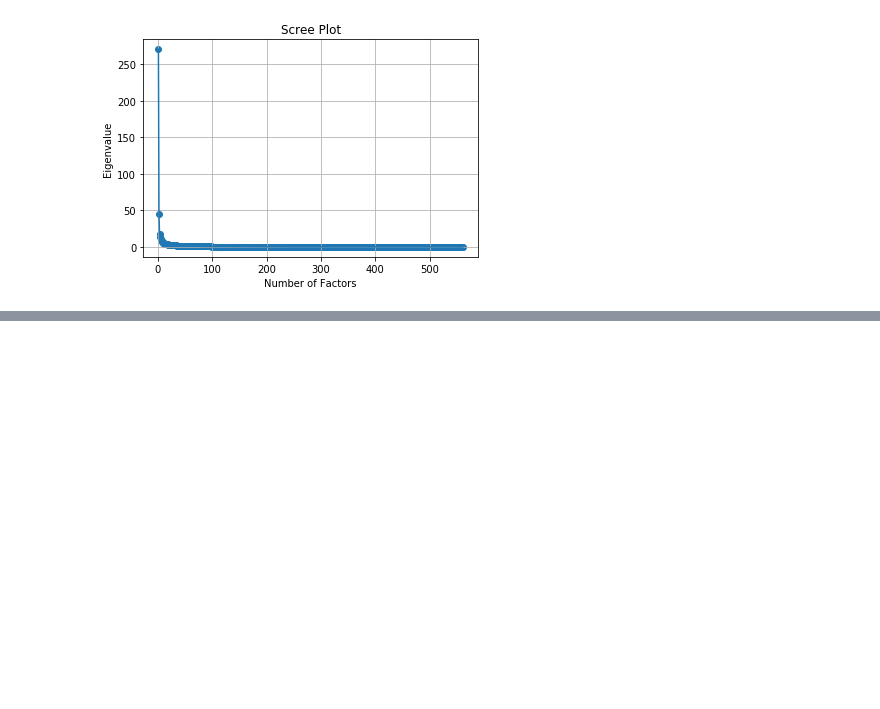
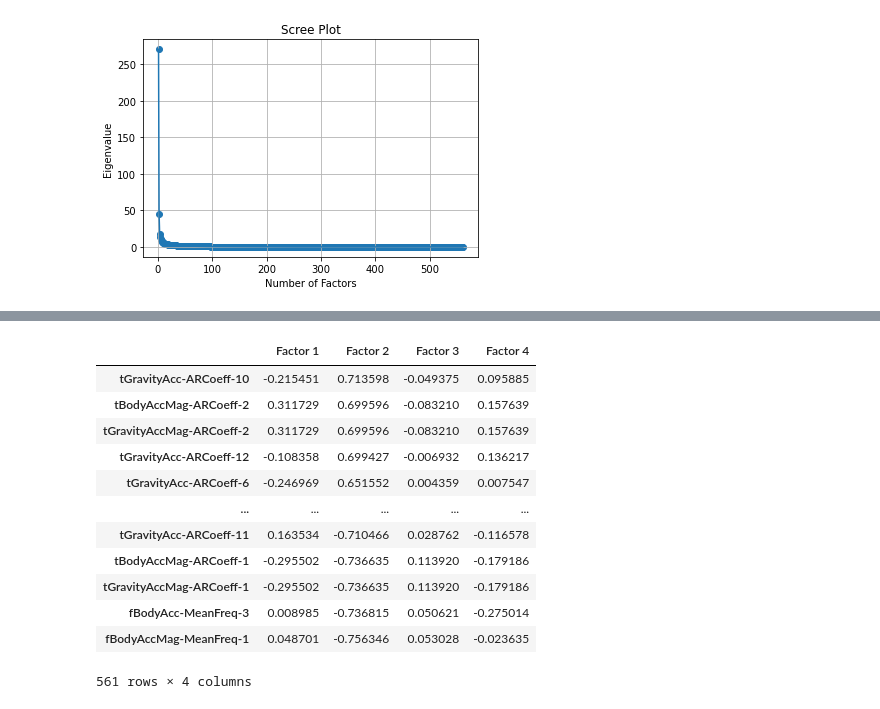
Before and after one commit to zunedz/CS3244-Project, a Jupyter notebook: Project.ipynb, the cells around one changed output, grey strips where cells are left out. Cells and saved outputs as stored; diff of their text form; code cells hidden in the pictures; blank space fills up the shorter version.

```diff
--- a/Project.ipynb
+++ b/Project.ipynb
@@ -387,3 +379,19 @@ pd.DataFrame(fac_analyzer.loadings_, columns = ['Factor 1', 'Factor 2', 'Factor
 | tBodyAccJerk-Min-1 | -0.901442 | -0.058534 | -0.091220 | -0.259017 |
 | tBodyAccJerk-Min-2 | -0.905036 | -0.062843 | -0.060031 | -0.244092 |
 561 rows × 4 columns
+# %%
+pd.DataFrame(fa1.loadings_, columns = ['Factor 1', 'Factor 2', 'Factor 3', 'Factor 4'], index = [fa_train.columns]).sort_values(by = ['Factor 2'], ascending = False)
+# %% [output]
+|  | Factor 1 | Factor 2 | Factor 3 | Factor 4 |
+| tGravityAcc-ARCoeff-10 | -0.215451 | 0.713598 | -0.049375 | 0.095885 |
+| tBodyAccMag-ARCoeff-2 | 0.311729 | 0.699596 | -0.083210 | 0.157639 |
+| tGravityAccMag-ARCoeff-2 | 0.311729 | 0.699596 | -0.083210 | 0.157639 |
+| tGravityAcc-ARCoeff-12 | -0.108358 | 0.699427 | -0.006932 | 0.136217 |
+| tGravityAcc-ARCoeff-6 | -0.246969 | 0.651552 | 0.004359 | 0.007547 |
+| ... | ... | ... | ... | ... |
+| tGravityAcc-ARCoeff-11 | 0.163534 | -0.710466 | 0.028762 | -0.116578 |
+| tBodyAccMag-ARCoeff-1 | -0.295502 | -0.736635 | 0.113920 | -0.179186 |
+| tGravityAccMag-ARCoeff-1 | -0.295502 | -0.736635 | 0.113920 | -0.179186 |
+| fBodyAcc-MeanFreq-3 | 0.008985 | -0.736815 | 0.050621 | -0.275014 |
+| fBodyAccMag-MeanFreq-1 | 0.048701 | -0.756346 | 0.053028 | -0.023635 |
+561 rows × 4 columns
```
Also changed, not shown: parts of 38 cells of this notebook.
